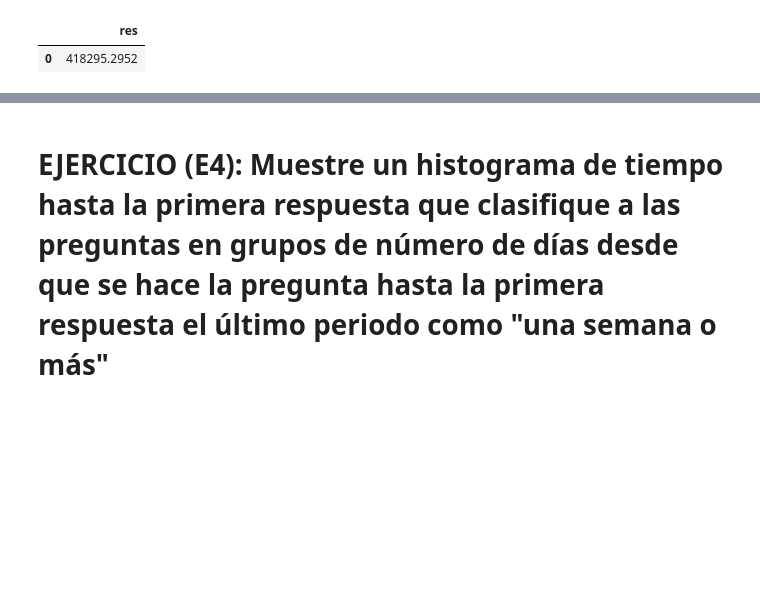
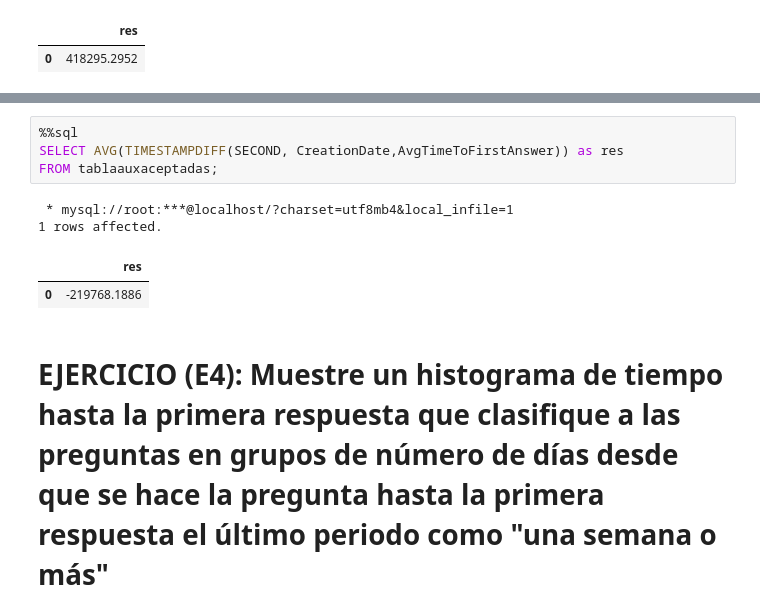
Before and after one commit to alvumu/BDGE, a Jupyter notebook: sql/sesion2.ipynb, the cells around one changed output, grey strips where cells are left out. Cells and saved outputs as stored; diff of their text form; blank space fills up the shorter version.

```diff
--- a/sql/sesion2.ipynb
+++ b/sql/sesion2.ipynb
@@ -950,2 +1000,11 @@ FROM (
+# %%
+%%sql
+SELECT AVG(TIMESTAMPDIFF(SECOND, CreationDate,AvgTimeToFirstAnswer)) as res
+FROM tablaauxaceptadas;
+# %% [output]
+ * mysql://root:***@localhost/?charset=utf8mb4&local_infile=1
+1 rows affected.
+|  | res |
+| 0 | -219768.1886 |
 # %% [markdown]
 # EJERCICIO (E4): Muestre un histograma de tiempo hasta la primera respuesta que clasifique a las preguntas en grupos de número de días desde que se hace la pregunta hasta la primera respuesta el último periodo como "una semana o más"
```
Also changed, not shown: parts of 5 cells of this notebook.
